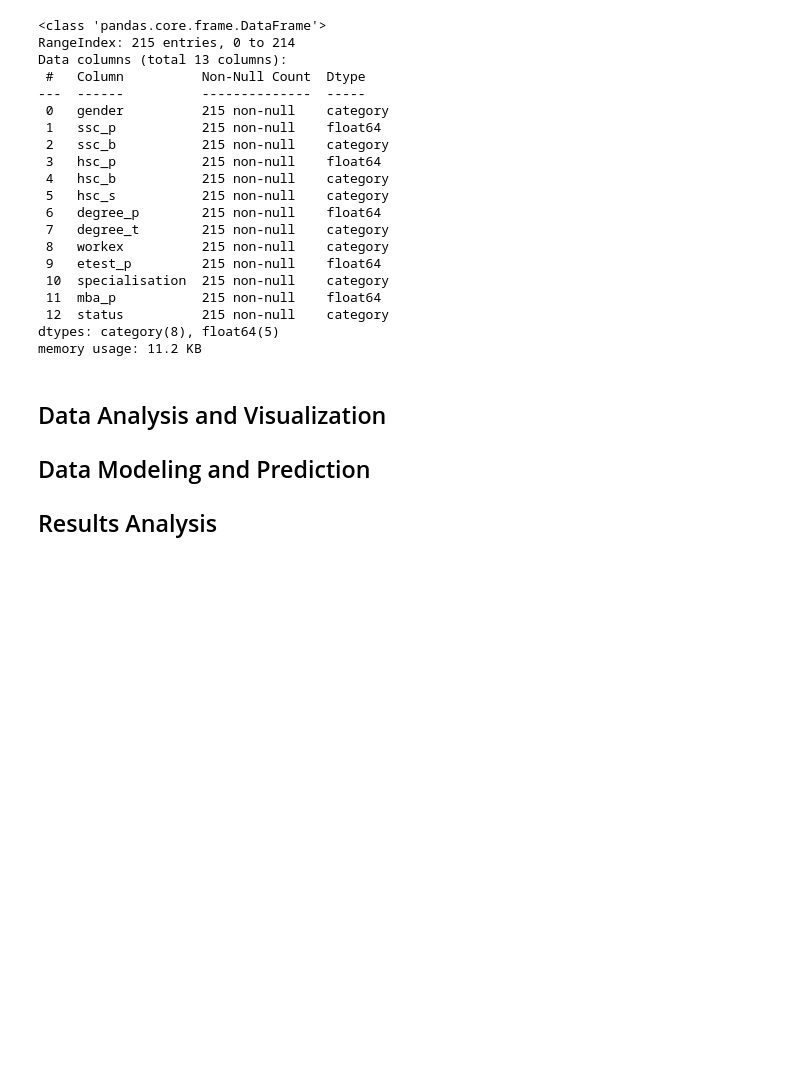
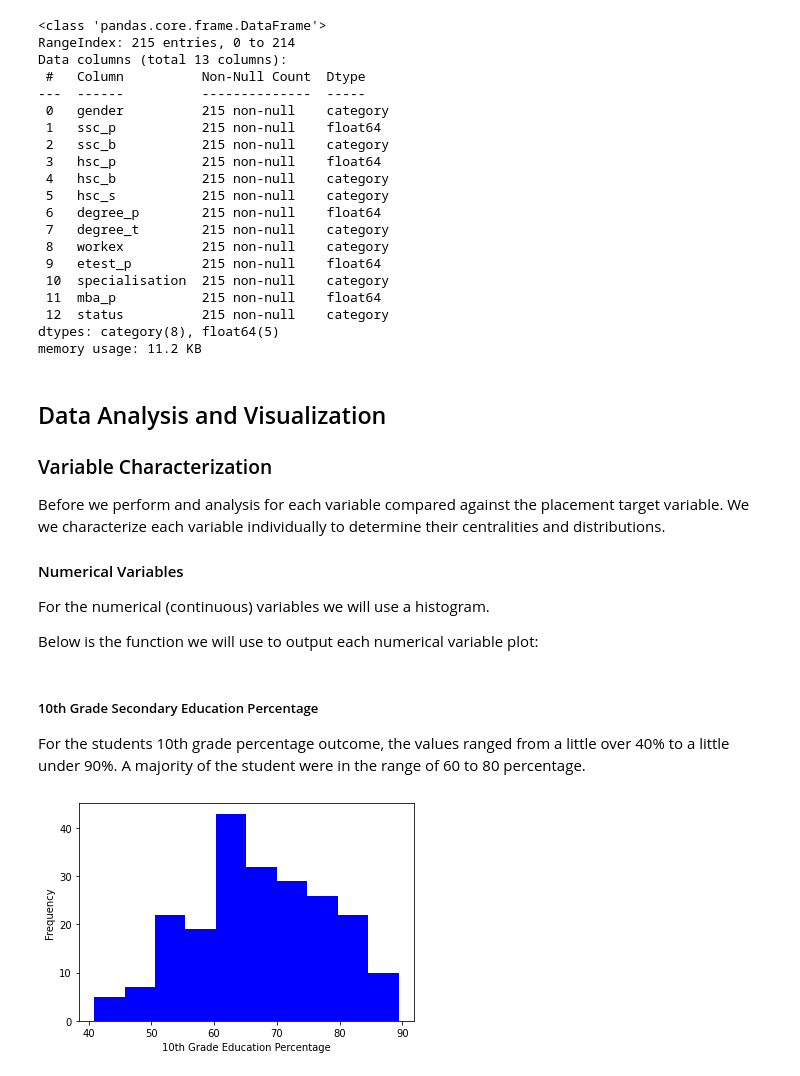
Before and after one commit to tylerfaulkner/dataScienceFinal, a Jupyter notebook: CS3300_final.ipynb, the cells around one changed output. Drawn from its saved outputs; the diff is of its cells as text; code cells hidden in the pictures; blank space fills up the shorter version.

Commit message:
Variable Analysis

```diff
--- a/CS3300_final.ipynb
+++ b/CS3300_final.ipynb
@@ -120,6 +123,25 @@ memory usage: 11.2 KB
 # %% [markdown]
 ## Data Analysis and Visualization
 
-## Data Modeling and Prediction
+### Variable Characterization
 
-## Results Analysis
+Before we perform and analysis for each variable compared against the placement target variable. We we characterize each variable individually to determine their centralities and distributions.
+
+#### Numerical Variables
+
+For the numerical (continuous) variables we will use a histogram.
+
+Below is the function we will use to output each numerical variable plot:
+# %%
+def plotHistogram(col_name, xlabel, color):
+    clean_data[col_name].plot.hist(color=color)
+    plt.xlabel(xlabel)
+    plt.show()
+# %% [markdown]
+##### 10th Grade Secondary Education Percentage
+
+For the students 10th grade percentage outcome, the values ranged from a little over 40% to a little under 90%. A majority of the student were in the range of 60 to 80 percentage.
+# %%
+plotHistogram('ssc_p', '10th Grade Education Percentage', 'blue')
+# %% [output]
+[figure, added]
```
Also changed, not shown: parts of 48 cells of this notebook.
